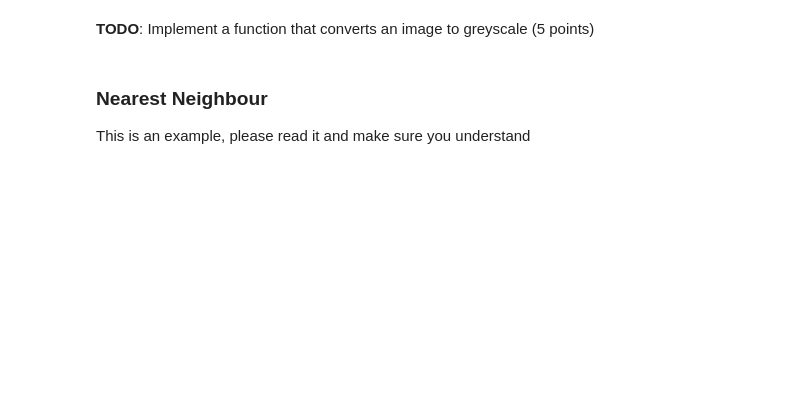
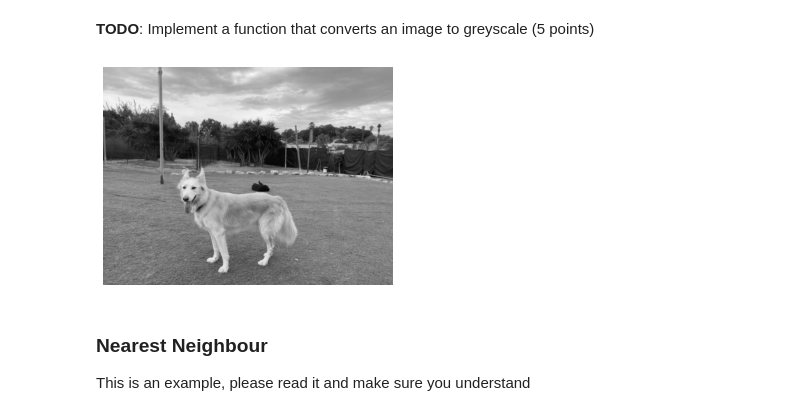
Before and after one commit to liavt/graphics-hw, a Jupyter notebook: Seam Carving.ipynb, the cells around one changed output. Cells and saved outputs as stored; diff of their text form; code cells hidden in the pictures; blank space fills up the shorter version.

```diff
--- a/Seam Carving.ipynb
+++ b/Seam Carving.ipynb
@@ -66,7 +69,9 @@ show_image(image)
 **TODO**: Implement a function that converts an image to greyscale (5 points)
 # %%
 greyscale = seam_carving.get_greyscale_image(image, greyscale_wt)
-show_image(greyscale)
+show_image(greyscale, greyscale=True)
+# %% [output]
+[figure, added]
 # %% [markdown]
 ### Nearest Neighbour
 This is an example, please read it and make sure you understand
```
Also changed, not shown: parts of 5 cells of this notebook, 2 other files.
